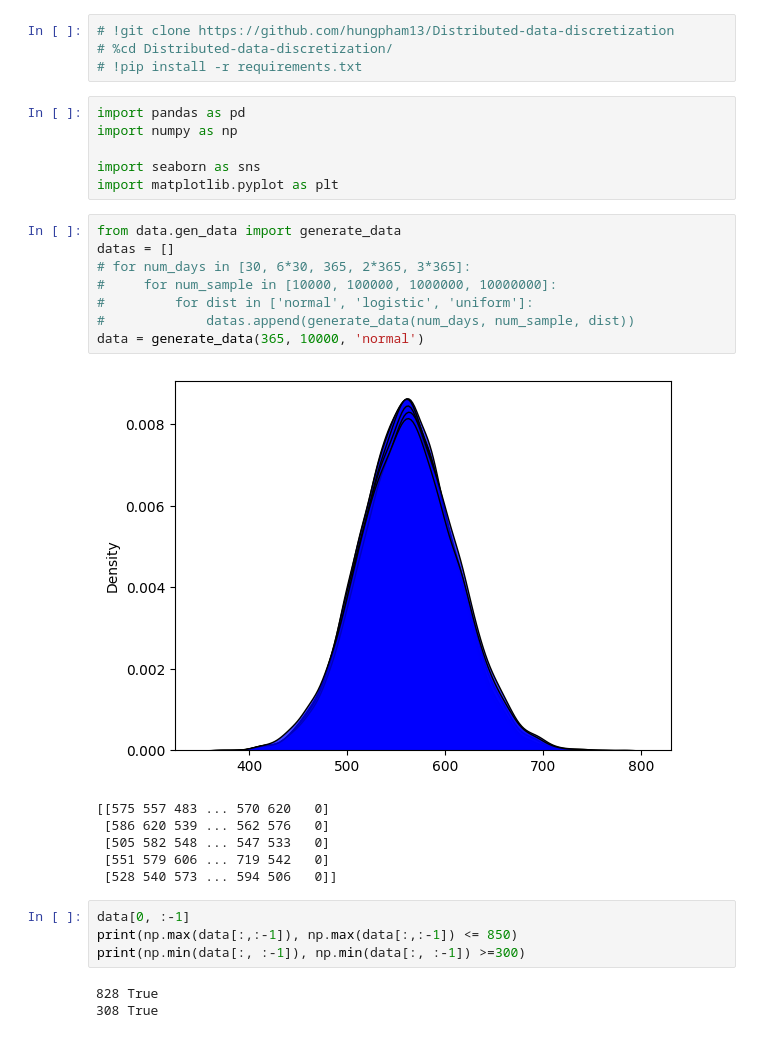
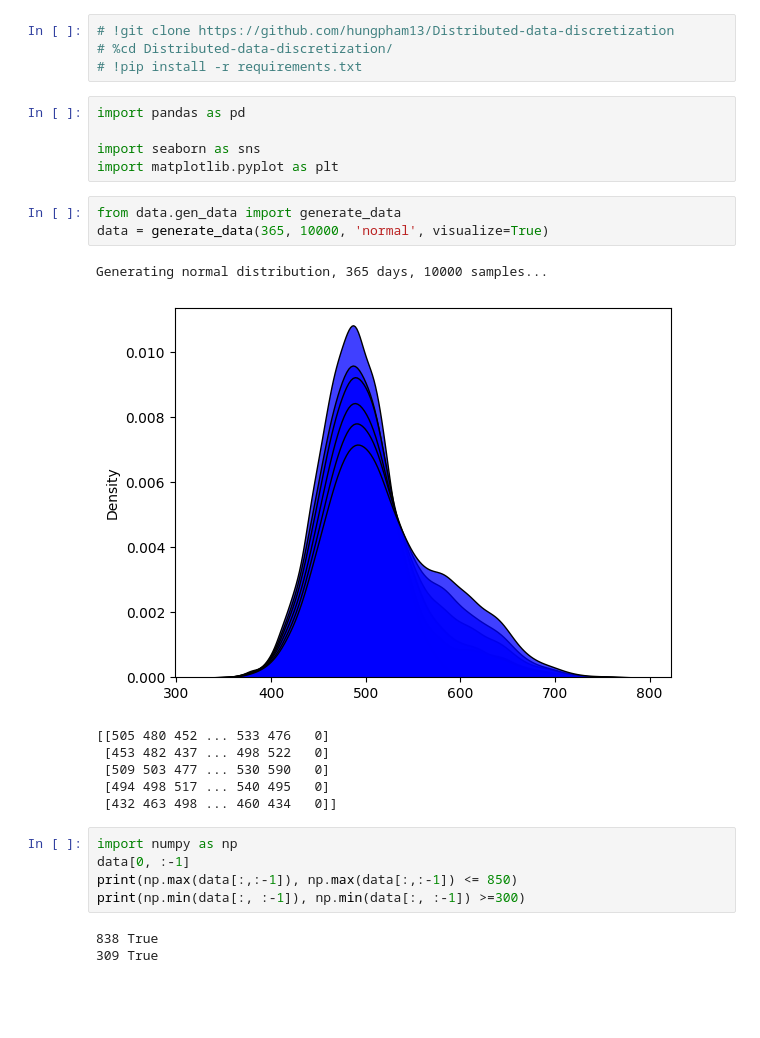
Before and after one commit to hungpham13/Distributed-data-discretization, a Jupyter notebook: Data-preparation.ipynb, the cells around one changed output. Drawn from its saved outputs; the diff is of its cells as text; blank space fills up the shorter version.

Commit message:
update visualize options

```diff
--- a/Data-preparation.ipynb
+++ b/Data-preparation.ipynb
@@ -6,32 +6,28 @@
 # !pip install -r requirements.txt
 # %%
 import pandas as pd
-import numpy as np
 
 import seaborn as sns
 import matplotlib.pyplot as plt
-# %%
-from data.gen_data import generate_data
-datas = []
-# for num_days in [30, 6*30, 365, 2*365, 3*365]:
-#     for num_sample in [10000, 100000, 1000000, 10000000]:
-#         for dist in ['normal', 'logistic', 'uniform']:
-#             datas.append(generate_data(num_days, num_sample, dist))
-data = generate_data(365, 10000, 'normal')
-# %% [output]
-[figure, removed]
-[[575 557 483 ... 570 620   0]
- [586 620 539 ... 562 576   0]
- [505 582 548 ... 547 533   0]
- [551 579 606 ... 719 542   0]
- [528 540 573 ... 594 506   0]]
+# %%
+from data.gen_data import generate_data
+data = generate_data(365, 10000, 'normal', visualize=True)
+# %% [output]
+Generating normal distribution, 365 days, 10000 samples...
+[figure, added]
+[[505 480 452 ... 533 476   0]
+ [453 482 437 ... 498 522   0]
+ [509 503 477 ... 530 590   0]
+ [494 498 517 ... 540 495   0]
+ [432 463 498 ... 460 434   0]]
 # %%
+import numpy as np
 data[0, :-1]
 print(np.max(data[:,:-1]), np.max(data[:,:-1]) <= 850)
 print(np.min(data[:, :-1]), np.min(data[:, :-1]) >=300)
 # %% [output]
-828 True
-308 True
+838 True
+309 True
 # %%
 from model.psi import get_breakpoint
 from model.psi import calculate_psi
```
Also changed, not shown: parts of 1 cell of this notebook, 1 other file.
